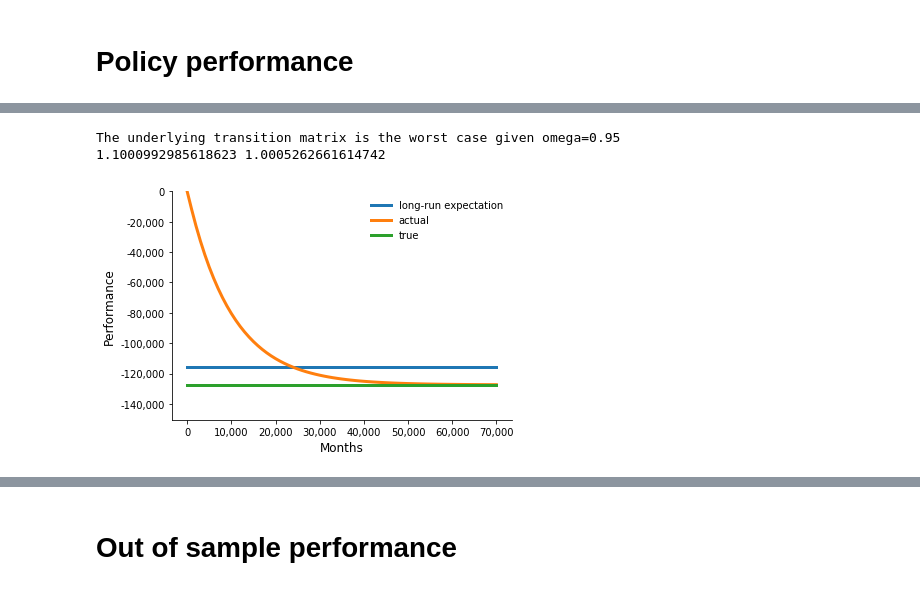
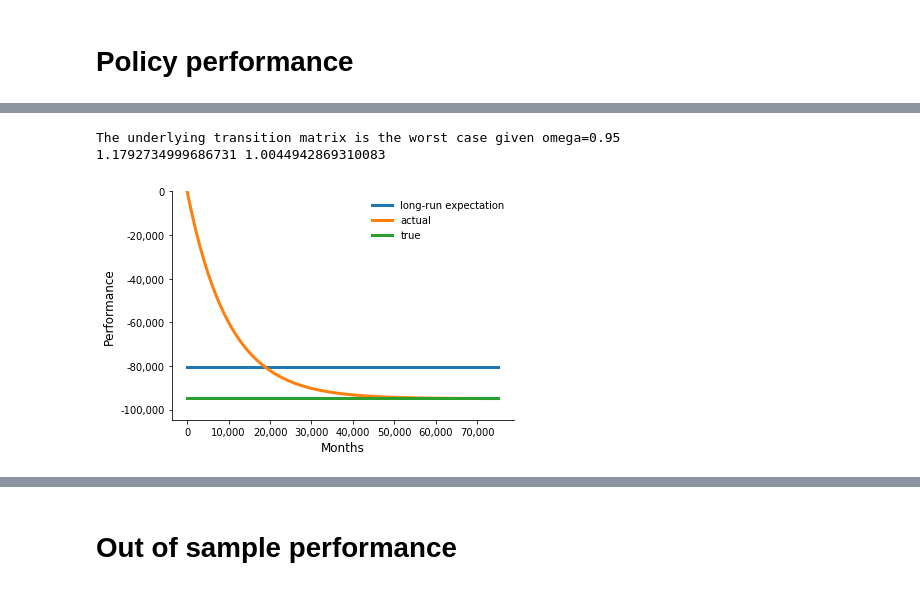
Before and after one commit to robustzurcher/analysis, a Jupyter notebook: notebooks/03_application.ipynb, the cells around one changed output, grey strips where cells are left out. Cells and saved outputs as stored; diff of their text form; code cells hidden in the pictures.

```diff
--- a/notebooks/03_application.ipynb
+++ b/notebooks/03_application.ipynb
@@ -153,6 +159,6 @@ The underlying transition matrix is the worst case given omega=0.95
 # %%
-get_performance_decision_rules("cubic")
+get_performance_decision_rules("quad")
 # %% [output]
 The underlying transition matrix is the worst case given omega=0.95
-1.1000992985618623 1.0005262661614742
+1.1792734999686731 1.0044942869310083
-[figure, old version]
+[figure, new version]
```
Also changed, not shown: parts of 21 cells of this notebook, 33 other files.
